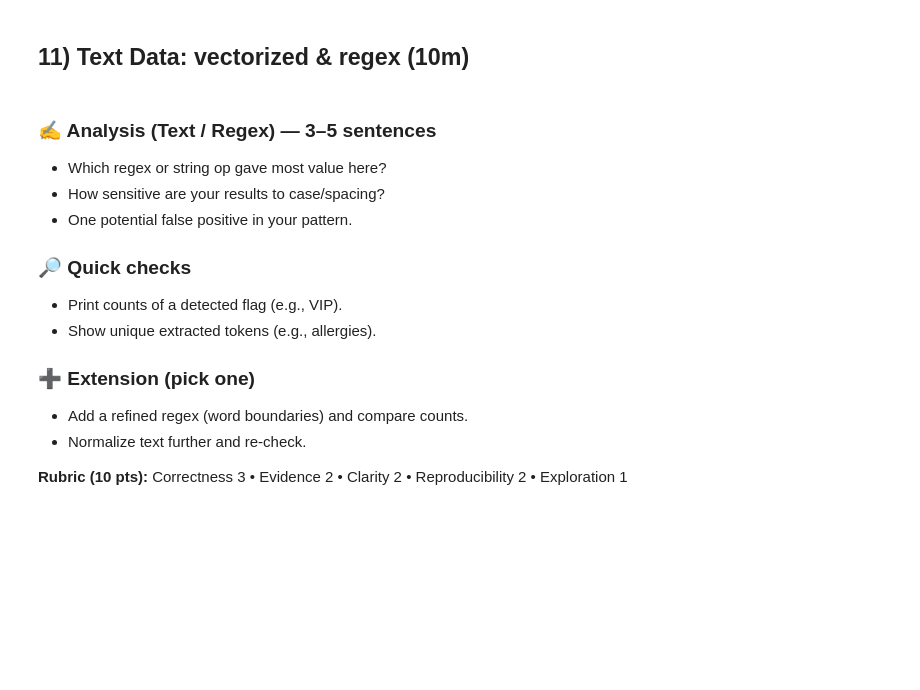
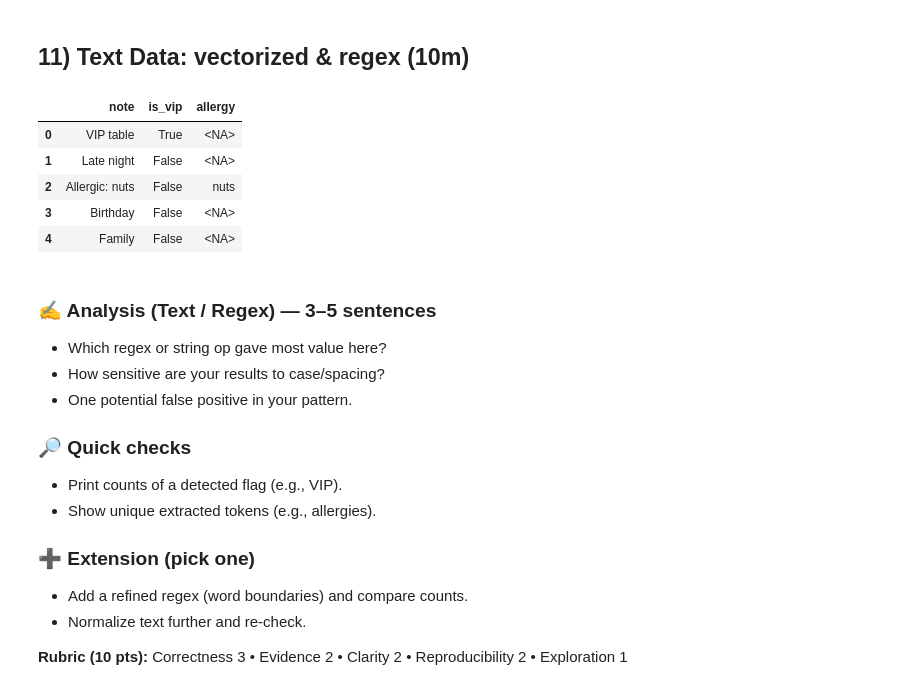
Before and after one commit to KommanaboyinaPraveenKumar/lab_ml, a Jupyter notebook: lab2_AP23110010460.ipynb, the cells around one changed output. Cells and saved outputs as stored; diff of their text form; code cells hidden in the pictures; blank space fills up the shorter version.

```diff
--- a/lab2_AP23110010460.ipynb
+++ b/lab2_AP23110010460.ipynb
@@ -544,10 +689,17 @@ daily[['total_bill','roll14_med']].head()
 # %%
 notes = np.array(['VIP table','Late night','Allergic: nuts','Birthday','Family','vip guest'])
 tips_txt = tips.copy()
-tips_txt['note'] = np.resize(notes, len(tips_txt)).astype('string')
+tips_txt['note'] = pd.Series(np.resize(notes, len(tips_txt))).astype('string')
 tips_txt['is_vip'] = tips_txt['note'].str.contains('vip', case=False)
 tips_txt['allergy'] = tips_txt['note'].str.extract(r'Allergic:\s*(\w+)', expand=False)
 tips_txt[['note','is_vip','allergy']].head()
+# %% [output]
+|  | note | is_vip | allergy |
+| 0 | VIP table | True | <NA> |
+| 1 | Late night | False | <NA> |
+| 2 | Allergic: nuts | False | nuts |
+| 3 | Birthday | False | <NA> |
+| 4 | Family | False | <NA> |
 # %% [markdown]
 ### ✍️ Analysis (Text / Regex) — 3–5 sentences
 - Which regex or string op gave most value here?
```
Also changed, not shown: parts of 46 cells of this notebook.
